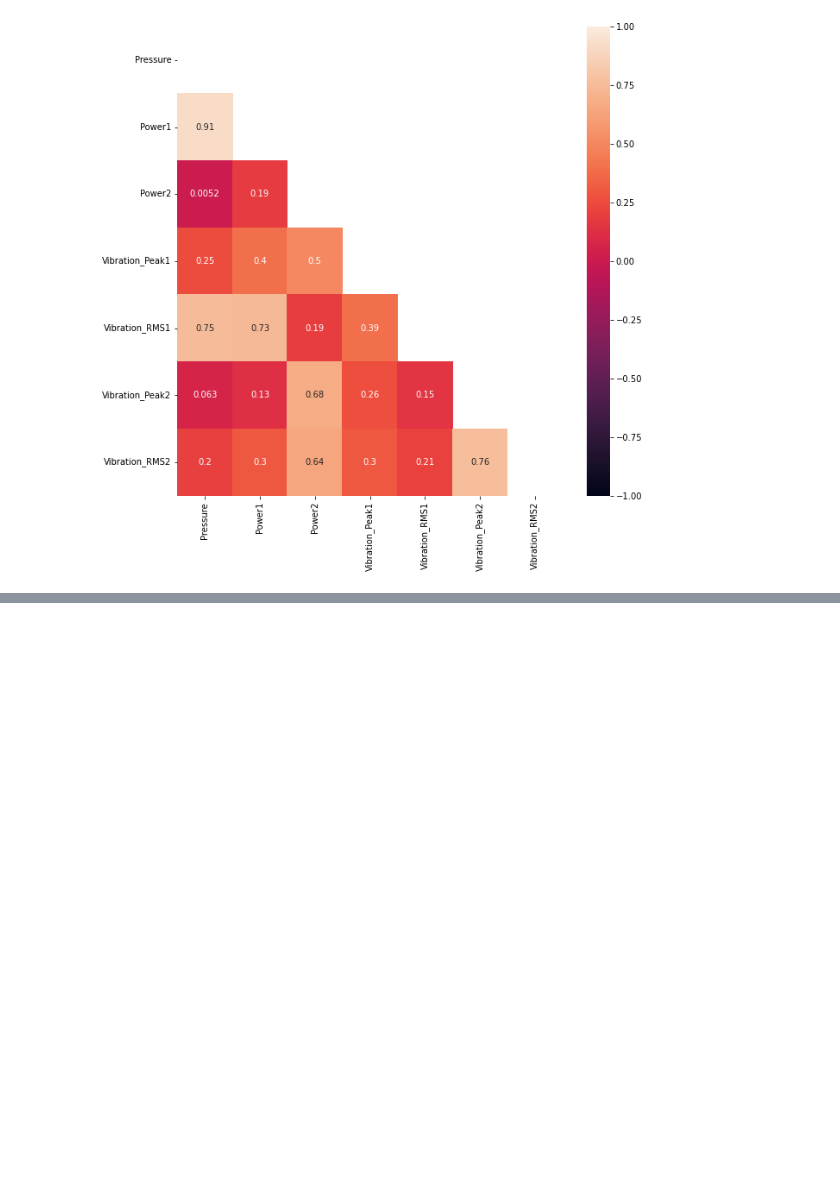
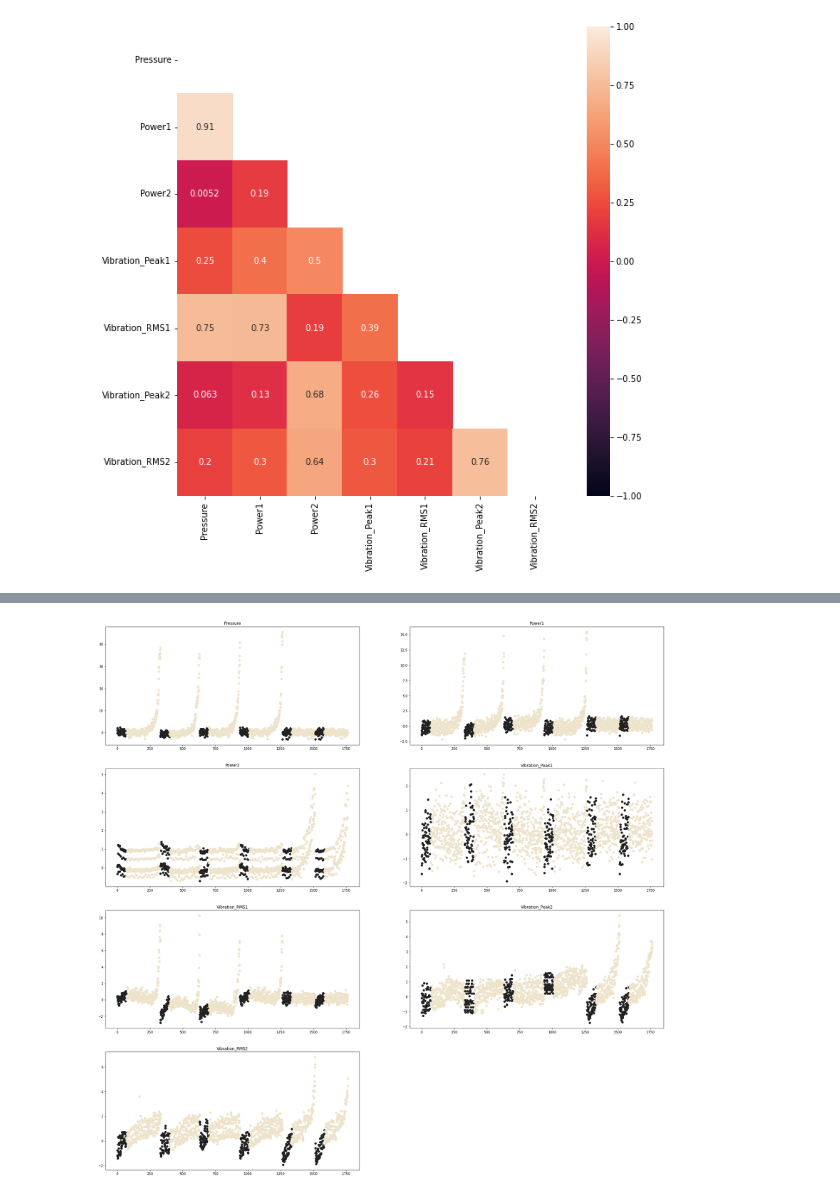
Before and after one commit to ChocoPytoch/BISTelligence, a Jupyter notebook: EDA/eda.ipynb, the cells around one changed output, grey strips where cells are left out. Cells and saved outputs as stored; diff of their text form; code cells hidden in the pictures; blank space fills up the shorter version.

```diff
--- a/EDA/eda.ipynb
+++ b/EDA/eda.ipynb
@@ -100,0 +124,35 @@ sns.heatmap(imputated_data.corr(), vmin=-1, vmax=1,annot=True,mask=mask)
+# %%
+# scaled data로 각 feature scatter plot 시각화 -> normal 범주 선정 시각화(colored)
+
+fig = plt.figure(figsize=(30,30))
+a = []
+i=0
+
+key_start_point=np.array([data.loc[data.key==key_num].index[0] for key_num in data.key.unique()])
+
+num_normal = 70
+normal_end_point=key_start_point + num_normal
+
+for y in range(7):
+  a.append(fig.add_subplot(4,2,y+1))
+
+for col in scaled_data.columns:
+
+  for idx in data.key.unique()-1:
+    #normal scatter
+    a[i].scatter(scaled_data.index[key_start_point[idx]:normal_end_point[idx]],
+                 scaled_data[col][key_start_point[idx]:normal_end_point[idx]],color='#222222')
+
+    #others scatter
+    if idx==5:
+      a[i].scatter(scaled_data.index[normal_end_point[idx]:],
+                   scaled_data[col][normal_end_point[idx]:],color='#EEE3CB')
+    else:
+      a[i].scatter(scaled_data.index[normal_end_point[idx]:key_start_point[idx+1]],
+                   scaled_data[col][normal_end_point[idx]:key_start_point[idx+1]],color='#EEE3CB')
+
+  title=col
+  a[i].set_title(title)
+  i+=1
+# %% [output]
+[figure, added]
```
Also changed, not shown: parts of 7 cells of this notebook, 5 other files.
